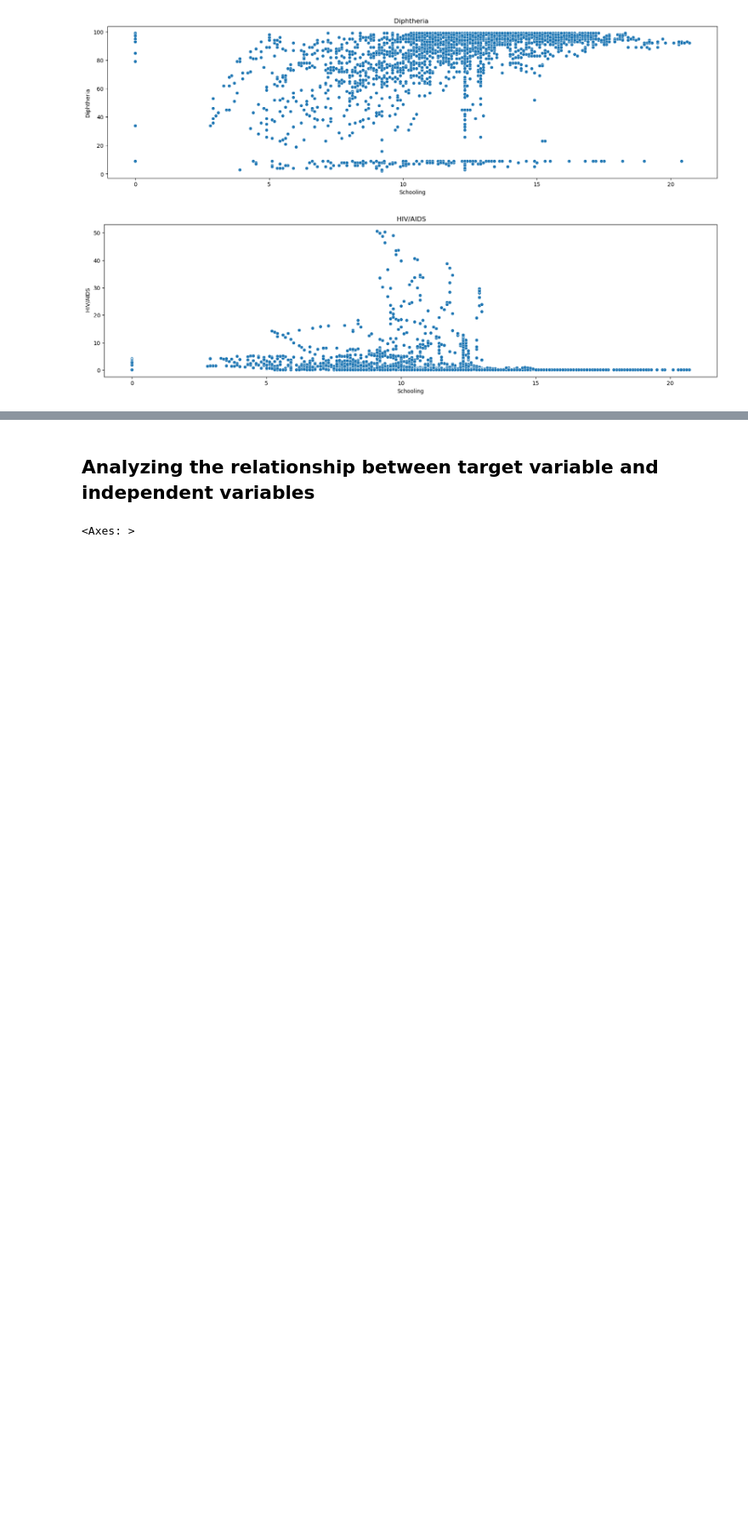
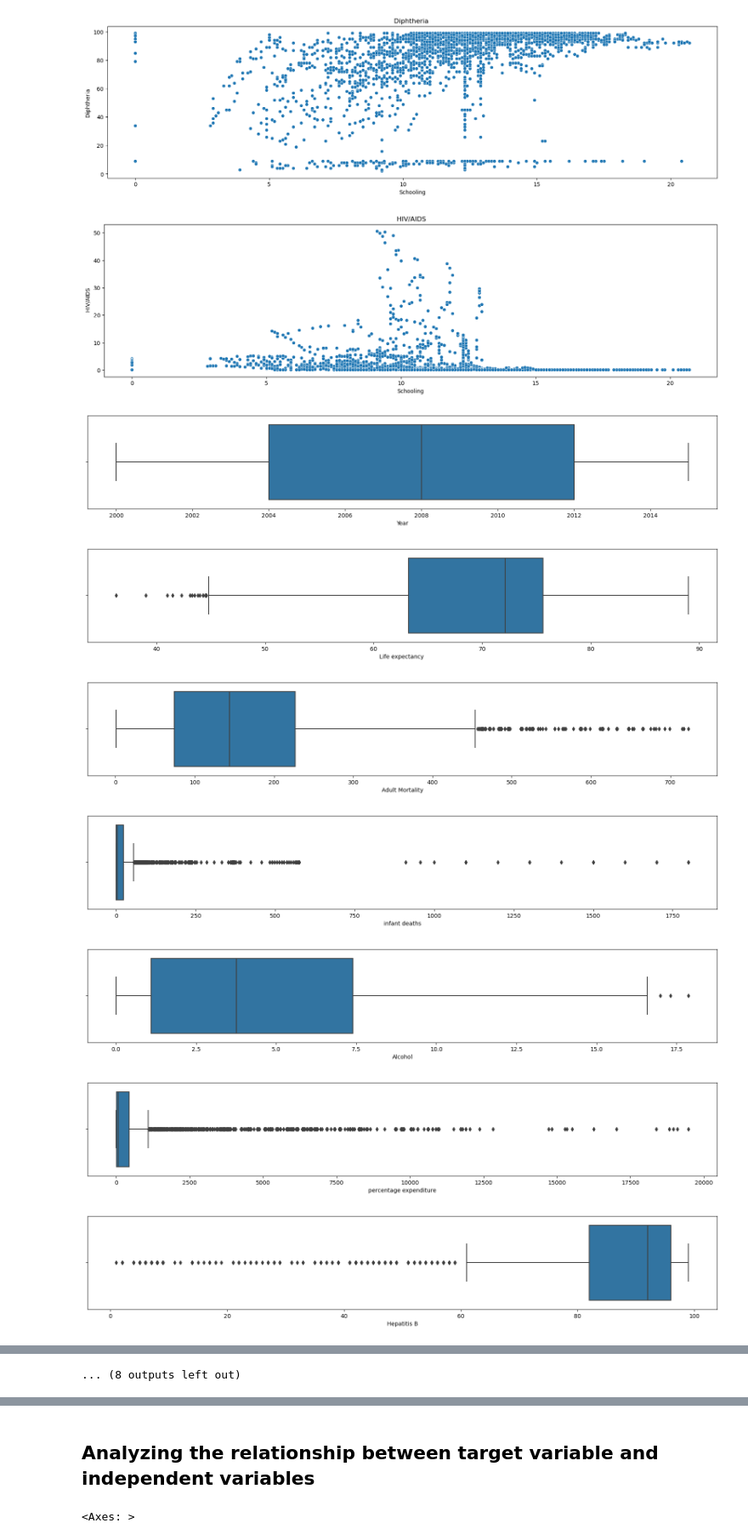
Before and after one commit to Marcos-Verdi/DA_Reg_WhoLifeExpectancy, a Jupyter notebook: life_expectancy_analysis.ipynb, the cells around one changed output, grey strips where cells are left out. Shown at 85% size. Saved outputs shown, nothing was run; the diff lists cells and outputs as text; code cells hidden in the pictures; blank space fills up the shorter version.

```diff
--- a/life_expectancy_analysis.ipynb
+++ b/life_expectancy_analysis.ipynb
@@ -398,3 +399,15 @@ for i in illness_columns:
 [figure]
 [figure]
 [figure]
+# %%
+for col in num_cols:
+    plt.figure(figsize=(20,2))
+    sns.boxplot(x=df[col])
+# %% [output]
+[figure, added]
+[figure, added]
+[figure, added]
+[figure, added]
+[figure, added]
+[figure, added]
+[figure, added]
@@ -400,0 +419 @@ for i in illness_columns:
+... (8 outputs left out)
```
Also changed, not shown: parts of 15 cells of this notebook.
